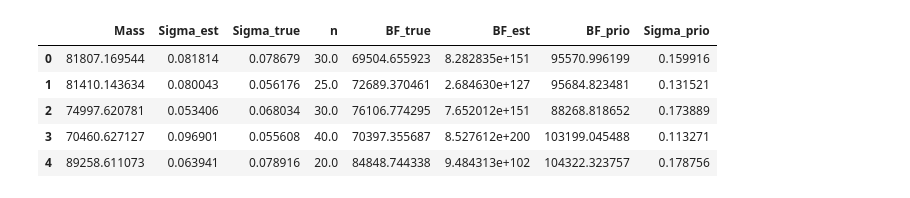
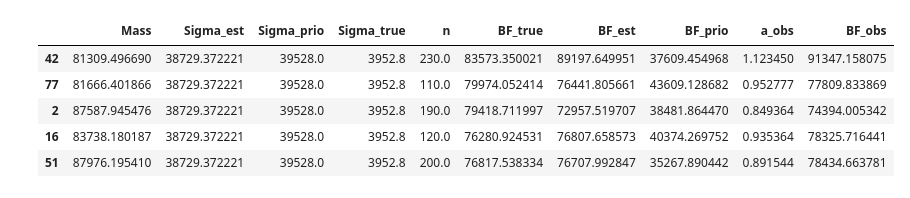
Before and after one commit to RailProfAC/19_Eurobrake, a Jupyter notebook: Code/Simulation.ipynb, the cells around one changed output. Drawn from its saved outputs; the diff is of its cells as text; code cells hidden in the pictures.

Commit message:
Implemented mu-Inference for fixed sigma and alertness

```diff
--- a/Code/Simulation.ipynb
+++ b/Code/Simulation.ipynb
@@ -111,9 +131,9 @@ Fleet[['Sigma_true', 'Sigma_est']].plot()
 # %%
-Fleet.head()
+Train.head()
 # %% [output]
-|  | Mass | Sigma_est | Sigma_true | n | BF_true | BF_est | BF_prio | Sigma_prio |
-| 0 | 81807.169544 | 0.081814 | 0.078679 | 30.0 | 69504.655923 | 8.282835e+151 | 95570.996199 | 0.159916 |
-| 1 | 81410.143634 | 0.080043 | 0.056176 | 25.0 | 72689.370461 | 2.684630e+127 | 95684.823481 | 0.131521 |
-| 2 | 74997.620781 | 0.053406 | 0.068034 | 30.0 | 76106.774295 | 7.652012e+151 | 88268.818652 | 0.173889 |
-| 3 | 70460.627127 | 0.096901 | 0.055608 | 40.0 | 70397.355687 | 8.527612e+200 | 103199.045488 | 0.113271 |
-| 4 | 89258.611073 | 0.063941 | 0.078916 | 20.0 | 84848.744338 | 9.484313e+102 | 104322.323757 | 0.178756 |
+|  | Mass | Sigma_est | Sigma_prio | Sigma_true | n | BF_true | BF_est | BF_prio | a_obs | BF_obs |
+| 42 | 81309.496690 | 38729.372221 | 39528.0 | 3952.8 | 230.0 | 83573.350021 | 89197.649951 | 37609.454968 | 1.123450 | 91347.158075 |
+| 77 | 81666.401866 | 38729.372221 | 39528.0 | 3952.8 | 110.0 | 79974.052414 | 76441.805661 | 43609.128682 | 0.952777 | 77809.833869 |
+| 2 | 87587.945476 | 38729.372221 | 39528.0 | 3952.8 | 190.0 | 79418.711997 | 72957.519707 | 38481.864470 | 0.849364 | 74394.005342 |
+| 16 | 83738.180187 | 38729.372221 | 39528.0 | 3952.8 | 120.0 | 76280.924531 | 76807.658573 | 40374.269752 | 0.935364 | 78325.716441 |
+| 51 | 87976.195410 | 38729.372221 | 39528.0 | 3952.8 | 200.0 | 76817.538334 | 76707.992847 | 35267.890442 | 0.891544 | 78434.663781 |
```
Also changed, not shown: parts of 16 cells of this notebook, 4 other files.
